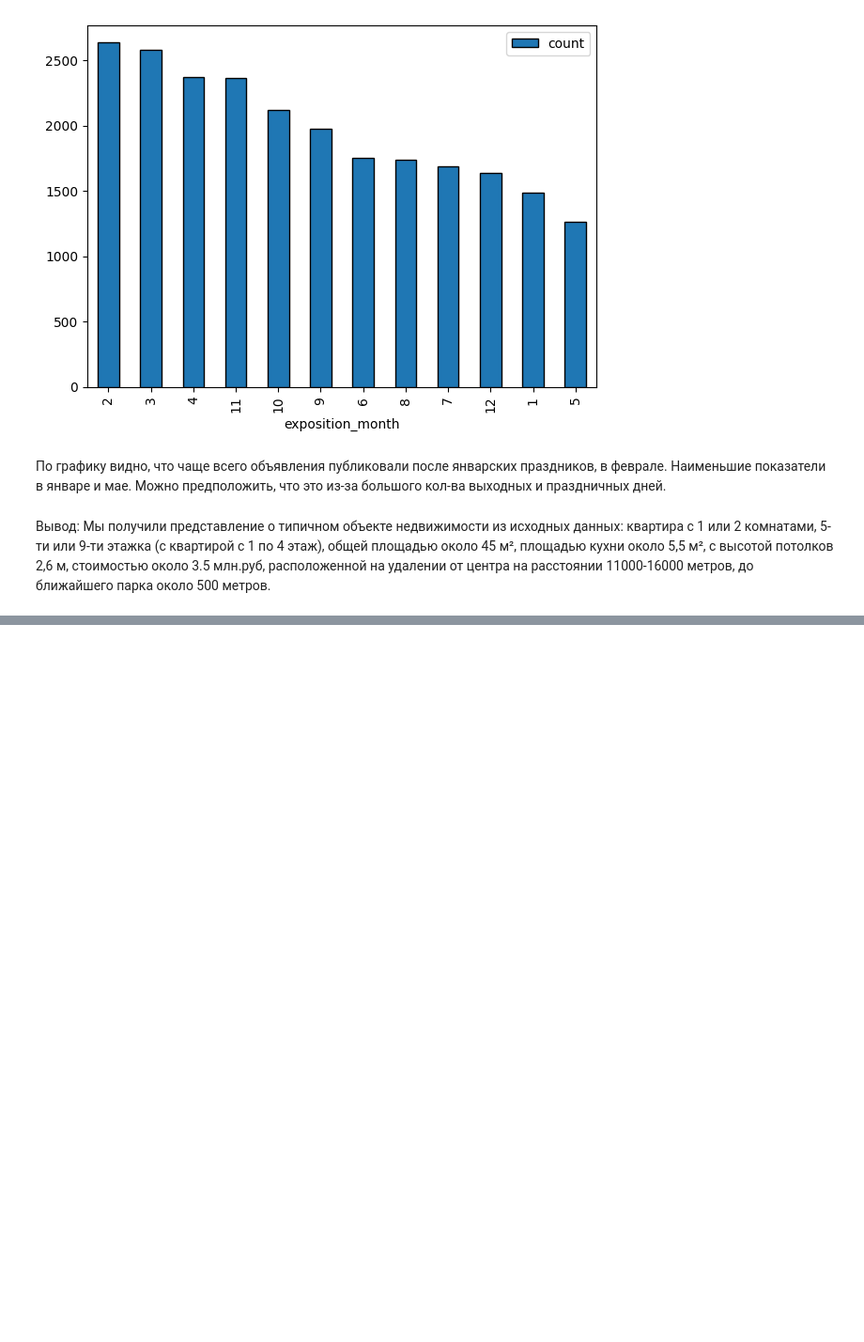
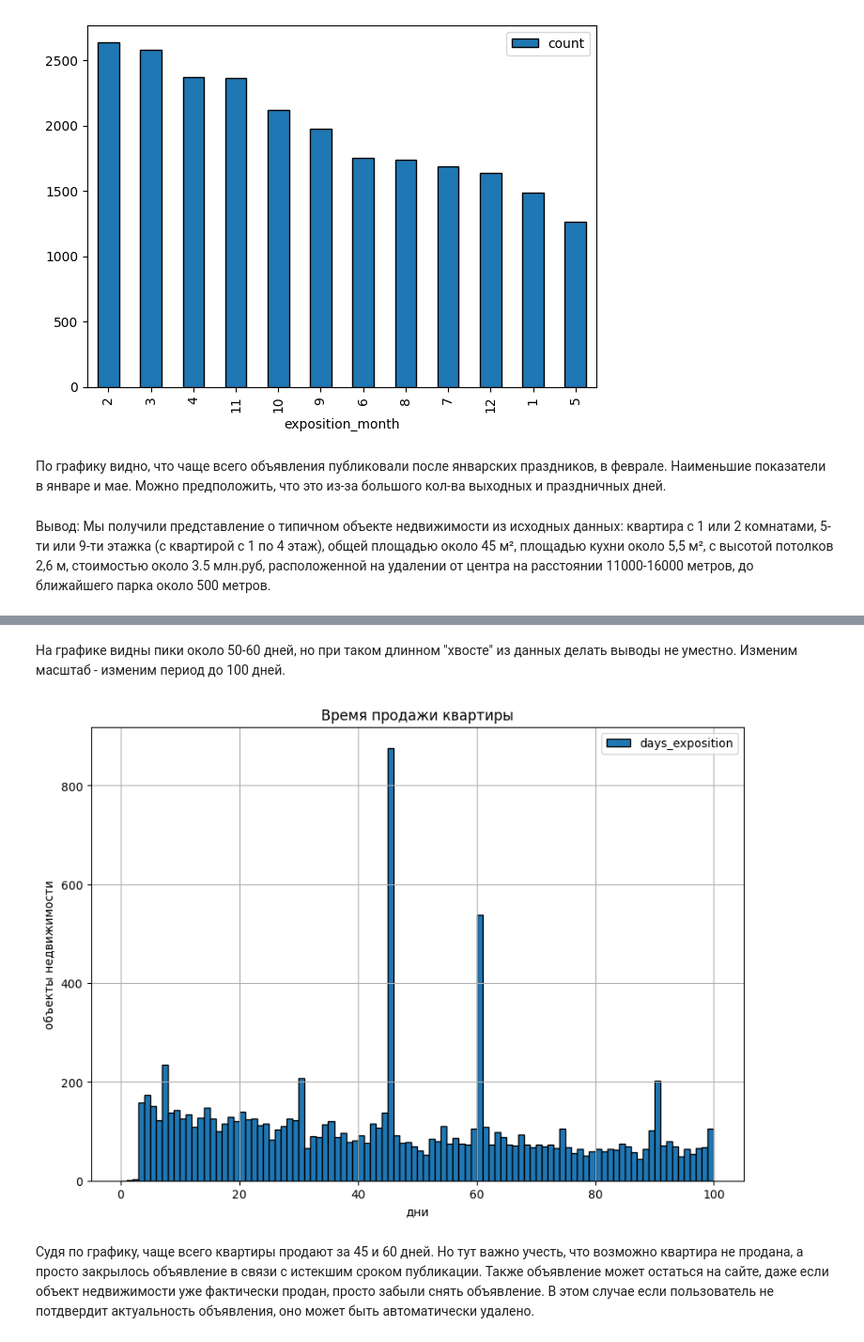
Before and after one commit to anton2010000/Real_estate_analysis, a Jupyter notebook: Анализ_рынка_недвижимости.ipynb, the cells around one changed output, grey strips where cells are left out. Shown at 94% size. Drawn from its saved outputs; the diff is of its cells as text; code cells hidden in the pictures; blank space fills up the shorter version.

```diff
--- a/Анализ_рынка_недвижимости.ipynb
+++ b/Анализ_рынка_недвижимости.ipynb
@@ -828,0 +846,12 @@ plt.show()
+# %% [markdown]
+На графике видны пики около 50-60 дней, но при таком длинном "хвосте" из данных делать выводы не уместно. Изменим масштаб - изменим период до 100 дней.
+# %%
+df['days_exposition'].hist(bins=100, range=(0, 100), figsize=(10, 7), ec='black', legend=True)
+plt.title('Время продажи квартиры')
+plt.xlabel('дни')
+plt.ylabel('объекты недвижимости')
+plt.show()
+# %% [output]
+[figure, added]
+# %% [markdown]
+Судя по графику, чаще всего квартиры продают за 45 и 60 дней. Но тут важно учесть, что возможно квартира не продана, а просто закрылось объявление в связи с истекшим сроком публикации. Также объявление может остаться на сайте, даже если объект недвижимости уже фактически продан, просто забыли снять объявление. В этом случае если пользователь не потдвердит актуальность объявления, оно может быть автоматически удалено.
```
Also changed, not shown: parts of 68 cells of this notebook.
